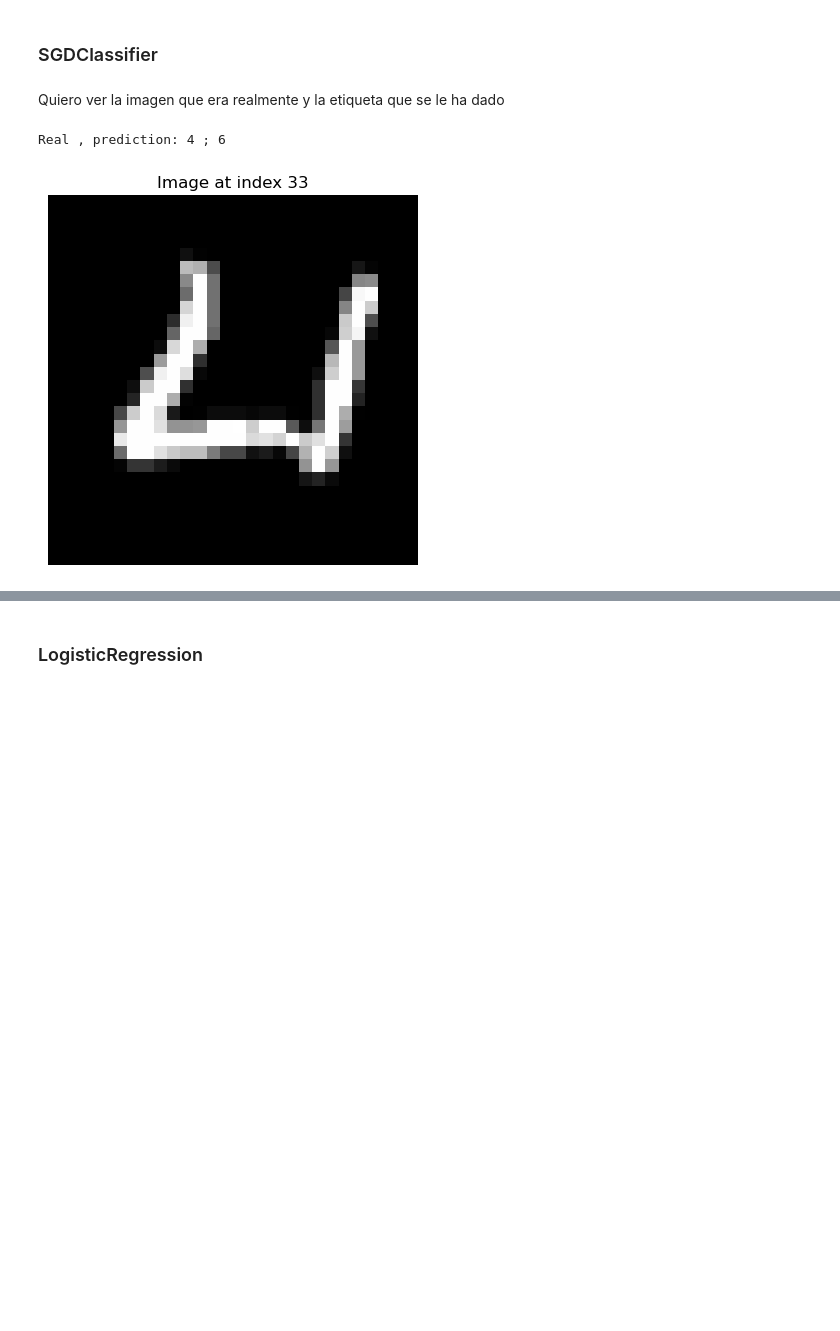
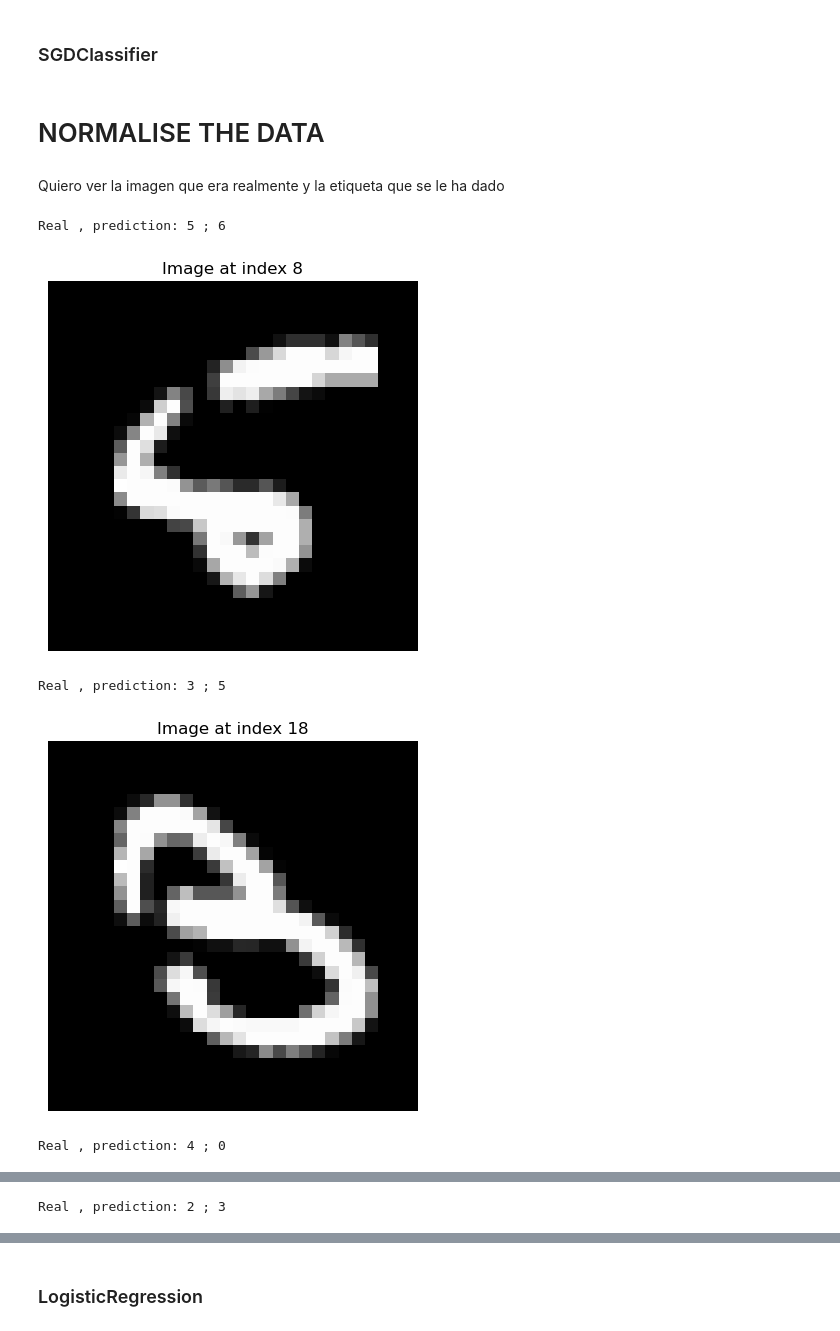
Before and after one commit to AndreaSainz/DIS, a Jupyter notebook: M1/Problem_sheet_2/Problem1_M1.ipynb, the cells around one changed output, grey strips where cells are left out. Saved outputs shown, nothing was run; the diff lists cells and outputs as text; code cells hidden in the pictures; blank space fills up the shorter version.

```diff
--- a/M1/Problem_sheet_2/Problem1_M1.ipynb
+++ b/M1/Problem_sheet_2/Problem1_M1.ipynb
@@ -14,6 +14,8 @@ Cargamos el dataset
 # Reshape the training and test data
 x_train_reshaped = x_train.reshape(x_train.shape[0], -1)
 x_test_reshaped = x_test.reshape(x_test.shape[0], -1)
+# %% [markdown]
+# NORMALISE THE DATA
 # %%
 SGDclf1 = SGDClassifier(max_iter=1000, tol=1e-2) #‘l2’
 SGDclf1.fit(x_train_reshaped, y_train)
@@ -24,18 +26,22 @@ SGDdifferences_i = [i for i,x in enumerate(SGDpredictions1) if x != y_test[i]]
 Quiero ver la imagen que era realmente y la etiqueta que se le ha dado
 # %%
 import matplotlib.pyplot as plt
+%matplotlib inline
 
+for i in range(4):
+    index = SGDdifferences_i[i]
+    print(f"Real , prediction: {y_test[index]} ; {SGDpredictions1[index]}")
+    # Reshape the flattened image back to its 28x28 form for visualization
+    image = x_test[index].reshape(28, 28)
 
-index = SGDdifferences_i[3]
-print(f"Real , prediction: {y_test[index]} ; {SGDpredictions1[index]}")
-# Reshape the flattened image back to its 28x28 form for visualization
-image = x_test[index].reshape(28, 28)
-
-# Display the image
-plt.imshow(image, cmap='gray')
-plt.title(f"Image at index {index}")
-plt.axis('off')  # Hide axis
-plt.show()
+    # Display the image
+    plt.imshow(image, cmap='gray')
+    plt.title(f"Image at index {index}")
+    plt.axis('off')  # Hide axis
+    plt.show()
 # %% [output]
-Real , prediction: 4 ; 6
+Real , prediction: 5 ; 6
-[figure, old version]
+[figure, new version]
+Real , prediction: 3 ; 5
+[figure, added]
+Real , prediction: 4 ; 0
@@ -41,0 +49 @@ Real , prediction: 4 ; 6
+Real , prediction: 2 ; 3
```
Also changed, not shown: parts of 4 cells of this notebook, 1 other file.
